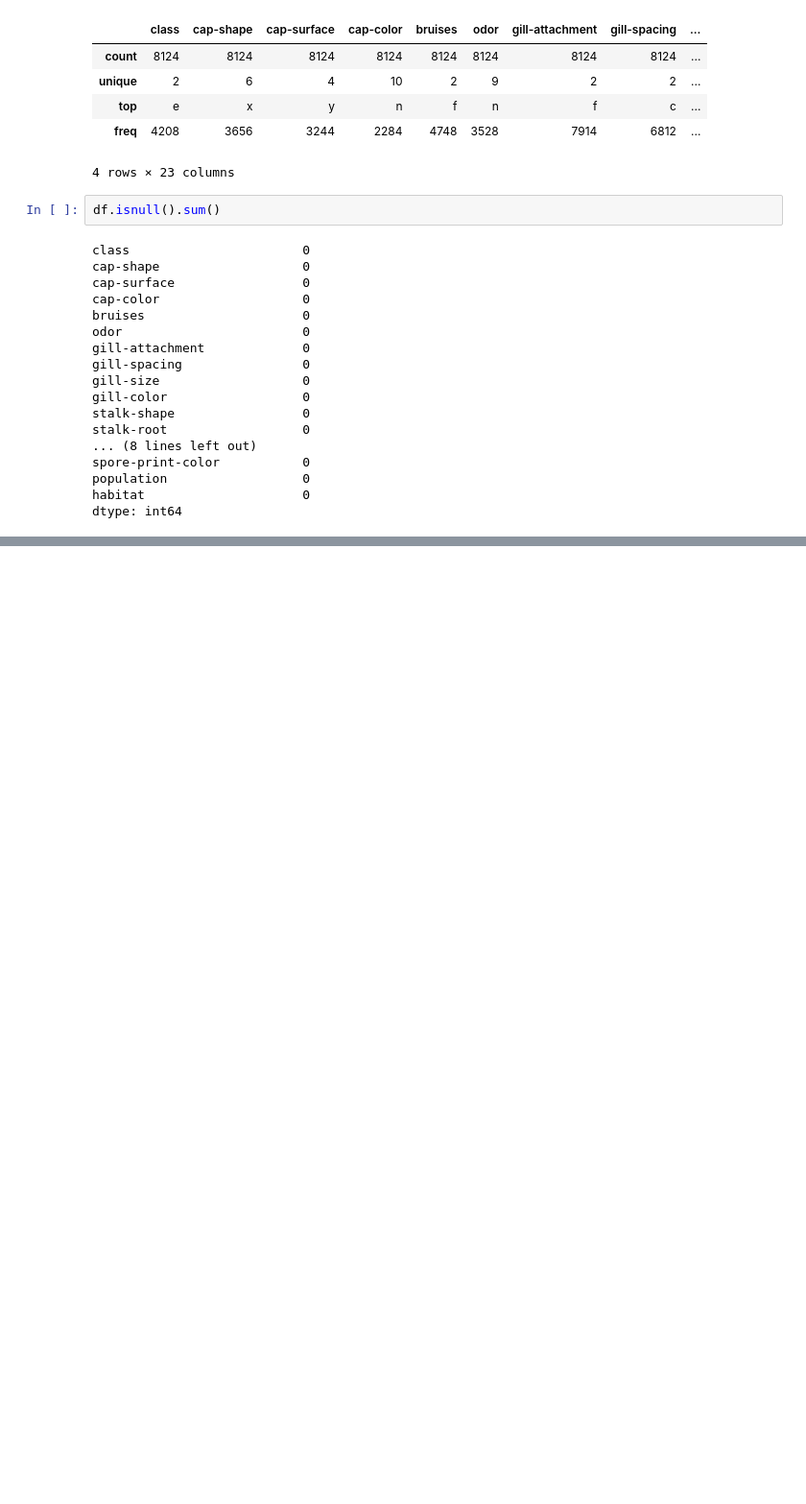
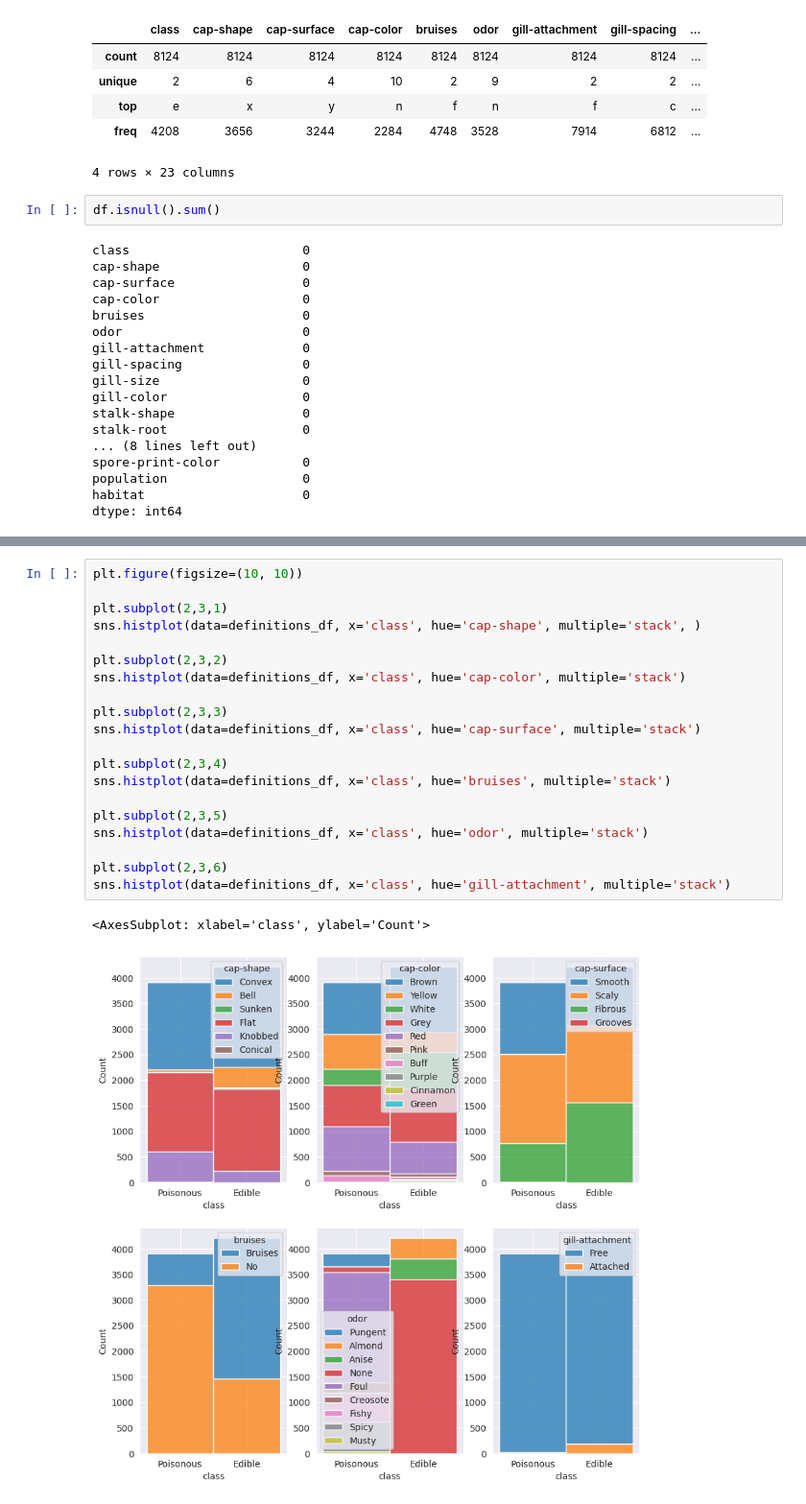
Before and after one commit to AxoloCrypt/Mushroom-Network, a Jupyter notebook: notebooks/preparation.ipynb, the cells around one changed output, grey strips where cells are left out. Shown: that part at 96% size. Drawn from its saved outputs; the diff is of its cells as text; blank space fills up the shorter version.

Commit message:
Implement data visualization and changing labels

```diff
--- a/notebooks/preparation.ipynb
+++ b/notebooks/preparation.ipynb
@@ -107,0 +394,23 @@ Name: class, dtype: int64
+# %%
+plt.figure(figsize=(10, 10))
+
+plt.subplot(2,3,1)
+sns.histplot(data=definitions_df, x='class', hue='cap-shape', multiple='stack', )
+
+plt.subplot(2,3,2)
+sns.histplot(data=definitions_df, x='class', hue='cap-color', multiple='stack')
+
+plt.subplot(2,3,3)
+sns.histplot(data=definitions_df, x='class', hue='cap-surface', multiple='stack')
+
+plt.subplot(2,3,4)
+sns.histplot(data=definitions_df, x='class', hue='bruises', multiple='stack')
+
+plt.subplot(2,3,5)
+sns.histplot(data=definitions_df, x='class', hue='odor', multiple='stack')
+
+plt.subplot(2,3,6)
+sns.histplot(data=definitions_df, x='class', hue='gill-attachment', multiple='stack')
+# %% [output]
+<AxesSubplot: xlabel='class', ylabel='Count'>
+[figure, added]
```
Also changed, not shown: parts of 9 cells of this notebook.
